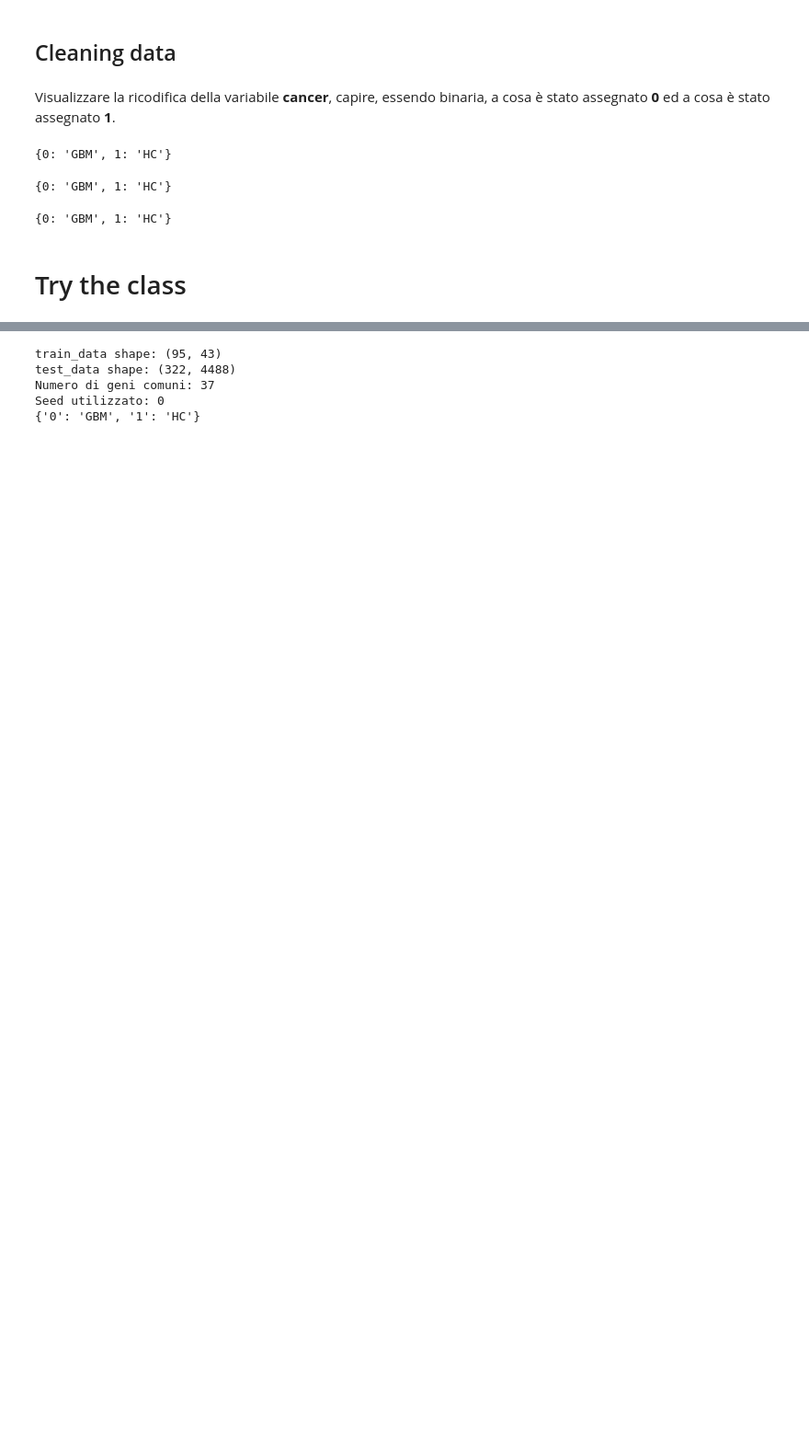
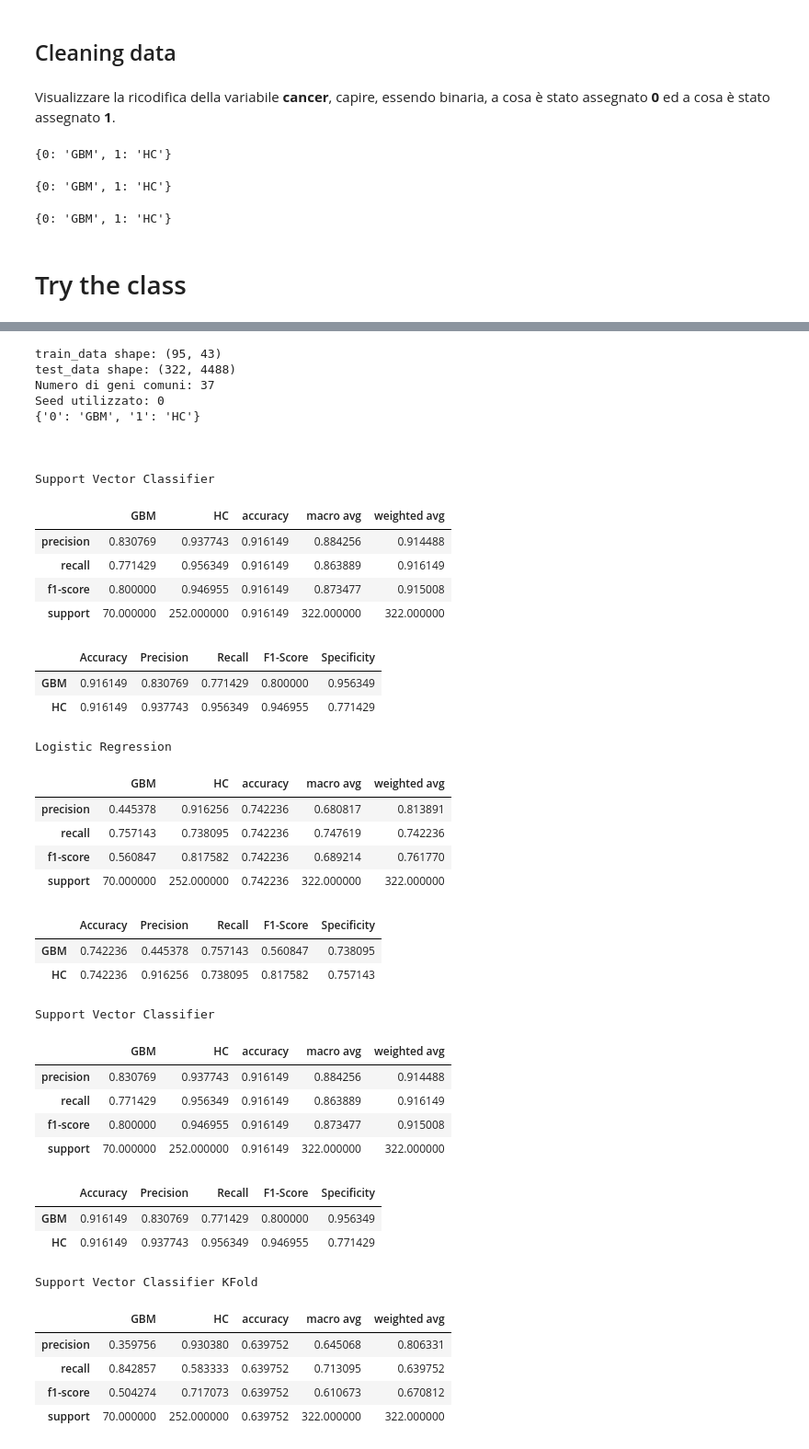
Before and after one commit to mattiamanna2203/EvaluateKeyGenes, a Jupyter notebook: tryme.ipynb, the cells around one changed output, grey strips where cells are left out. Shown at 92% size. Drawn from its saved outputs; the diff is of its cells as text; code cells hidden in the pictures; blank space fills up the shorter version.

```diff
--- a/tryme.ipynb
+++ b/tryme.ipynb
@@ -181,26 +218,64 @@ Support Vector Classifier
 # %%
 gbm_subset2_evaluation = Evaluate(train_data=df_train,
                                   test_data=df_test2,
                                   seed=0,
                                   target_feature_name="cancer.type.ch1",
-                                  labels = cleaning_output_df_test2["labels"]["cancer.type.ch1"],
+                                  labels = cleaning_output_df_test1["labels"]["cancer.type.ch1"],
                                   verbose=True
                                  )
-
-gbm_subset1_evaluation.LogisticRegression()
-gbm_subset1_evaluation.SupportVectorClassifier()
+gbm_subset2_evaluation.LogisticRegression(verbose=False)
+gbm_subset2_evaluation.SupportVectorClassifier(verbose=False)
 gbm_subset2_evaluation.SupportVectorClassifierKFold(metric_to_optimize="f1",
+                                                    class_to_optimize=0,
                                                     stratify=True,
                                                     fold=5,
-                                                    param_grid= { 'C': [0.1, 1, 10, 100],
+                                                    param_grid= { 'C': [0.01,0.05,0.1, 1, 10, 100],
                                                                   'kernel': ['linear', 'rbf'],
-                                                                  'gamma': ['scale', 'auto']}
+                                                                  'gamma': ['scale', 'auto']},
+                                                    verbose=False
                                                    )
 
-#gbm_subset2_evaluation.get_performance(modelli=["SVC","SVC_KF","LR"])
+gbm_subset2_evaluation.show_performance(modelli=["SVC"],verbose=True) # non funziona il suggeritore
+risultati = gbm_subset2_evaluation.show_performance(modelli=["SVC","SVC_KF","LR"],verbose=True) # non funziona il suggeritore
 # %% [output]
 train_data shape: (95, 43)
 test_data shape: (322, 4488)
 Numero di geni comuni: 37
 Seed utilizzato: 0
 {'0': 'GBM', '1': 'HC'}
+
+
+
+Support Vector Classifier
+|  | GBM | HC | accuracy | macro avg | weighted avg |
+| precision | 0.830769 | 0.937743 | 0.916149 | 0.884256 | 0.914488 |
+| recall | 0.771429 | 0.956349 | 0.916149 | 0.863889 | 0.916149 |
+| f1-score | 0.800000 | 0.946955 | 0.916149 | 0.873477 | 0.915008 |
+| support | 70.000000 | 252.000000 | 0.916149 | 322.000000 | 322.000000 |
+|  | Accuracy | Precision | Recall | F1-Score | Specificity |
+| GBM | 0.916149 | 0.830769 | 0.771429 | 0.800000 | 0.956349 |
+| HC | 0.916149 | 0.937743 | 0.956349 | 0.946955 | 0.771429 |
+Logistic Regression
+|  | GBM | HC | accuracy | macro avg | weighted avg |
+| precision | 0.445378 | 0.916256 | 0.742236 | 0.680817 | 0.813891 |
+| recall | 0.757143 | 0.738095 | 0.742236 | 0.747619 | 0.742236 |
+| f1-score | 0.560847 | 0.817582 | 0.742236 | 0.689214 | 0.761770 |
+| support | 70.000000 | 252.000000 | 0.742236 | 322.000000 | 322.000000 |
+|  | Accuracy | Precision | Recall | F1-Score | Specificity |
+| GBM | 0.742236 | 0.445378 | 0.757143 | 0.560847 | 0.738095 |
+| HC | 0.742236 | 0.916256 | 0.738095 | 0.817582 | 0.757143 |
+Support Vector Classifier
+|  | GBM | HC | accuracy | macro avg | weighted avg |
+| precision | 0.830769 | 0.937743 | 0.916149 | 0.884256 | 0.914488 |
+| recall | 0.771429 | 0.956349 | 0.916149 | 0.863889 | 0.916149 |
+| f1-score | 0.800000 | 0.946955 | 0.916149 | 0.873477 | 0.915008 |
+| support | 70.000000 | 252.000000 | 0.916149 | 322.000000 | 322.000000 |
+|  | Accuracy | Precision | Recall | F1-Score | Specificity |
+| GBM | 0.916149 | 0.830769 | 0.771429 | 0.800000 | 0.956349 |
+| HC | 0.916149 | 0.937743 | 0.956349 | 0.946955 | 0.771429 |
+Support Vector Classifier KFold
+|  | GBM | HC | accuracy | macro avg | weighted avg |
+| precision | 0.359756 | 0.930380 | 0.639752 | 0.645068 | 0.806331 |
+| recall | 0.842857 | 0.583333 | 0.639752 | 0.713095 | 0.639752 |
+| f1-score | 0.504274 | 0.717073 | 0.639752 | 0.610673 | 0.670812 |
+| support | 70.000000 | 252.000000 | 0.639752 | 322.000000 | 322.000000 |
```
Also changed, not shown: parts of 4 cells of this notebook, 6 other files.
